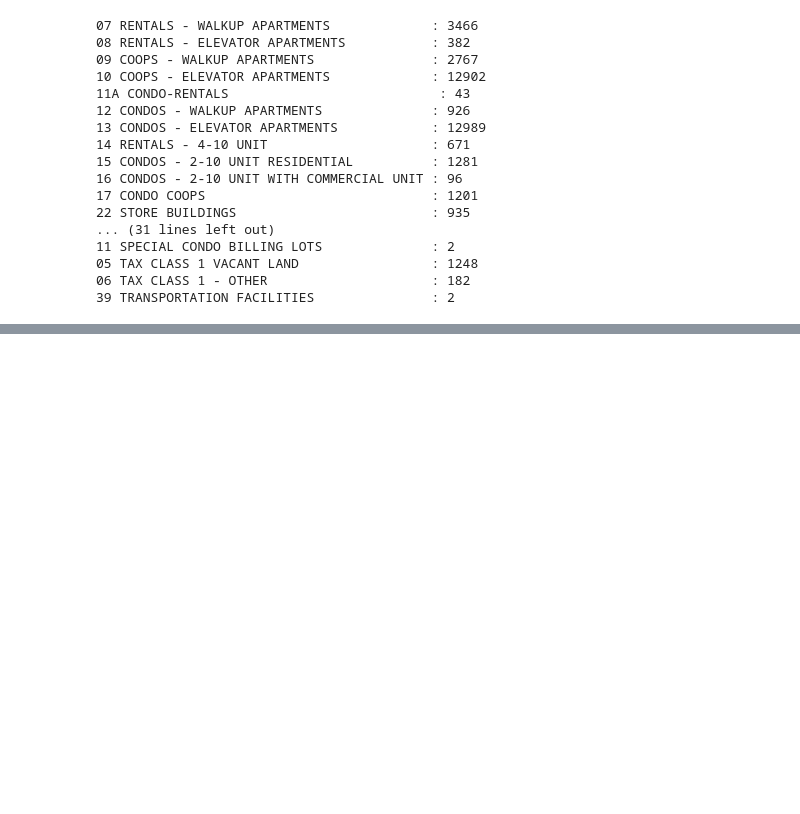
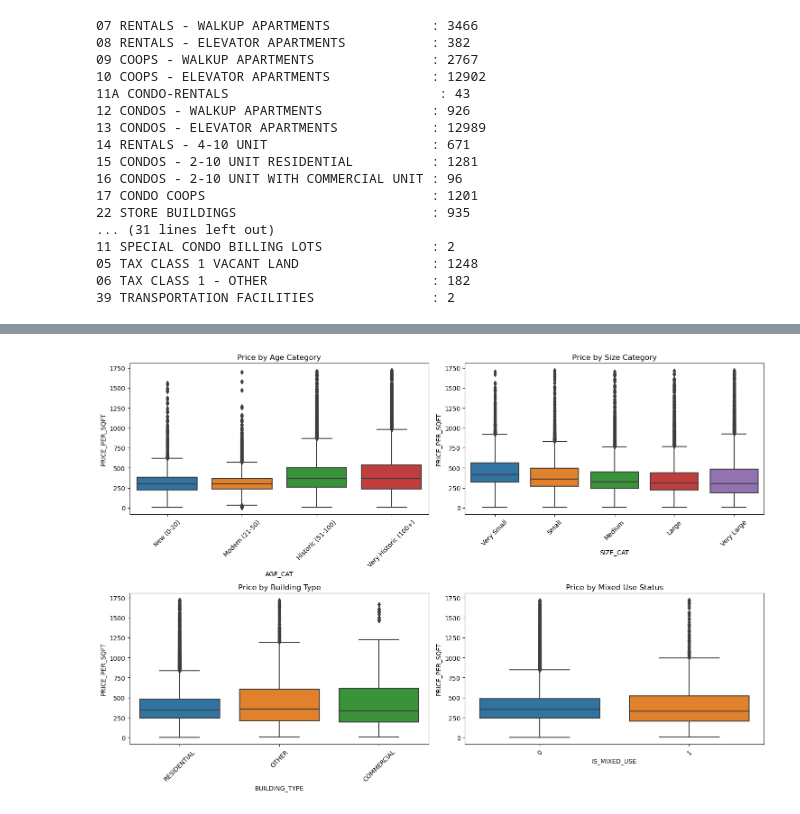
Before and after one commit to geoffgin/Real_Estate_Pricing, a Jupyter notebook: cleaning.ipynb, the cells around one changed output, grey strips where cells are left out. Saved outputs shown, nothing was run; the diff lists cells and outputs as text; code cells hidden in the pictures; blank space fills up the shorter version.

```diff
--- a/cleaning.ipynb
+++ b/cleaning.ipynb
@@ -82,0 +360,77 @@ print(commercial_df)
+# %%
+# 1. Create non-linear transformations and categorical features
+df_model = df_clean.copy()
+
+# Log transformations for continuous variables (adding 1 to handle zeros)
+df_model['LOG_GROSS_SQFT'] = np.log1p(df_model['GROSS SQUARE FEET'])
+df_model['LOG_LAND_SQFT'] = np.log1p(df_model['LAND SQUARE FEET'])
+df_model['LOG_TOTAL_UNITS'] = np.log1p(df_model['TOTAL UNITS'])
+
+# Age categories
+df_model['AGE_CAT'] = pd.cut(df_model['BUILDING_AGE'],
+                            bins=[0, 20, 50, 100, 200],
+                            labels=['New (0-20)', 'Modern (21-50)',
+                                   'Historic (51-100)', 'Very Historic (100+)'])
+
+# Size categories based on log scale
+df_model['SIZE_CAT'] = pd.qcut(df_model['GROSS SQUARE FEET'],
+                              q=5,
+                              labels=['Very Small', 'Small', 'Medium',
+                                     'Large', 'Very Large'])
+
+# Mixed use flag
+df_model['IS_MIXED_USE'] = ((df_model['RESIDENTIAL UNITS'] > 0) &
+                           (df_model['COMMERCIAL UNITS'] > 0)).astype(int)
+
+# Building type simplification (optional)
+df_model['BUILDING_TYPE'] = df_model['BUILDING CLASS CATEGORY'].apply(
+    lambda x: 'COMMERCIAL' if 'COMMERCIAL' in x.upper()
+    else ('RESIDENTIAL' if any(t in x.upper() for t in ['FAMILY', 'RESIDENTIAL', 'APARTMENT'])
+    else 'OTHER'))
+
+# Let's see the correlations with these new features
+new_features = ['LOG_GROSS_SQFT', 'LOG_LAND_SQFT', 'LOG_TOTAL_UNITS',
+                'BUILDING_AGE', 'IS_MIXED_USE', 'PRICE_PER_SQFT']
+
+correlations = df_model[new_features].corr()['PRICE_PER_SQFT'].sort_values(ascending=False)
+print("Correlations with Price per SqFt (transformed features):")
+print(correlations)
+
+# Let's analyze price patterns across these new categories
+print("\nAverage Price per SqFt by Age Category:")
+print(df_model.groupby('AGE_CAT')['PRICE_PER_SQFT'].mean().round(2))
+
+print("\nAverage Price per SqFt by Size Category:")
+print(df_model.groupby('SIZE_CAT')['PRICE_PER_SQFT'].mean().round(2))
+
+print("\nAverage Price per SqFt by Building Type:")
+print(df_model.groupby('BUILDING_TYPE')['PRICE_PER_SQFT'].mean().round(2))
+
+print("\nAverage Price per SqFt by Mixed Use:")
+print(df_model.groupby('IS_MIXED_USE')['PRICE_PER_SQFT'].mean().round(2))
+
+# Visualize the relationships with these new features
+plt.figure(figsize=(15, 10))
+plt.subplot(2,2,1)
+sns.boxplot(x='AGE_CAT', y='PRICE_PER_SQFT', data=df_model)
+plt.xticks(rotation=45)
+plt.title('Price by Age Category')
+
+plt.subplot(2,2,2)
+sns.boxplot(x='SIZE_CAT', y='PRICE_PER_SQFT', data=df_model)
+plt.xticks(rotation=45)
+plt.title('Price by Size Category')
+
+plt.subplot(2,2,3)
+sns.boxplot(x='BUILDING_TYPE', y='PRICE_PER_SQFT', data=df_model)
+plt.xticks(rotation=45)
+plt.title('Price by Building Type')
+
+plt.subplot(2,2,4)
+sns.boxplot(x='IS_MIXED_USE', y='PRICE_PER_SQFT', data=df_model)
+plt.xticks(rotation=45)
+plt.title('Price by Mixed Use Status')
+
+plt.tight_layout()
+plt.show()
+# %% [output]
@@ -82,0 +454 @@ print(commercial_df)
+[figure, added]
```
Also changed, not shown: parts of 12 cells of this notebook.
